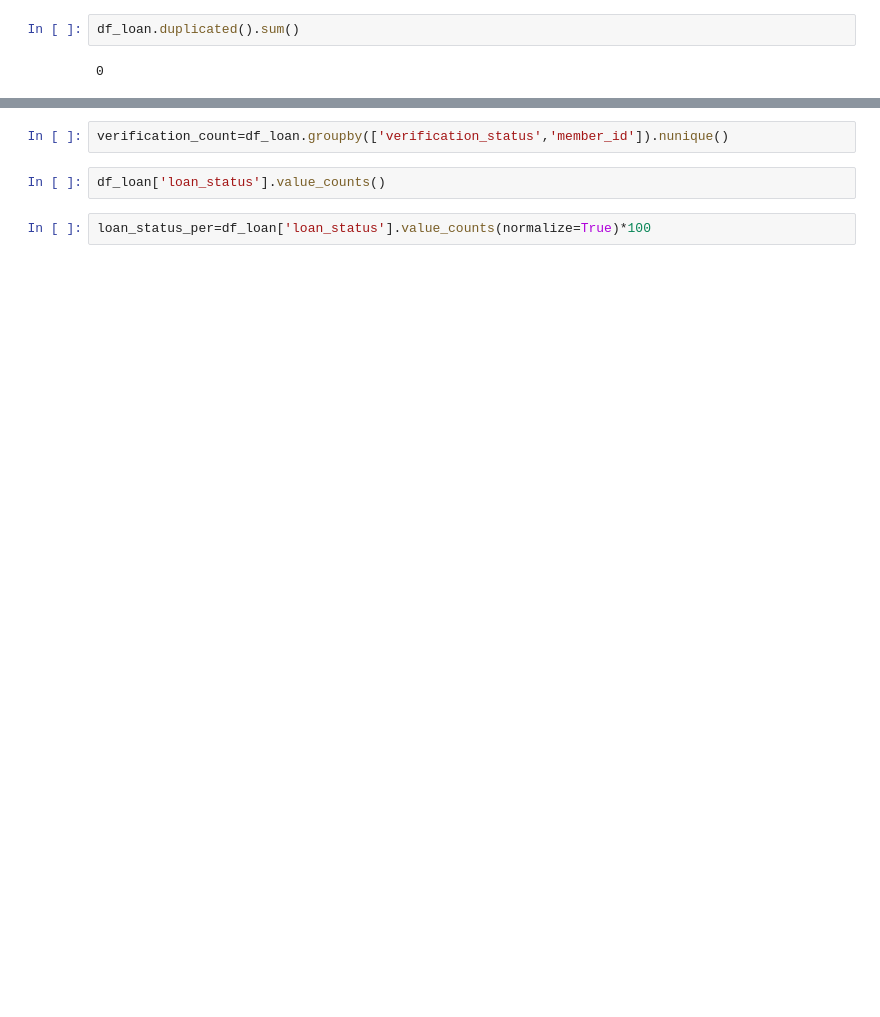
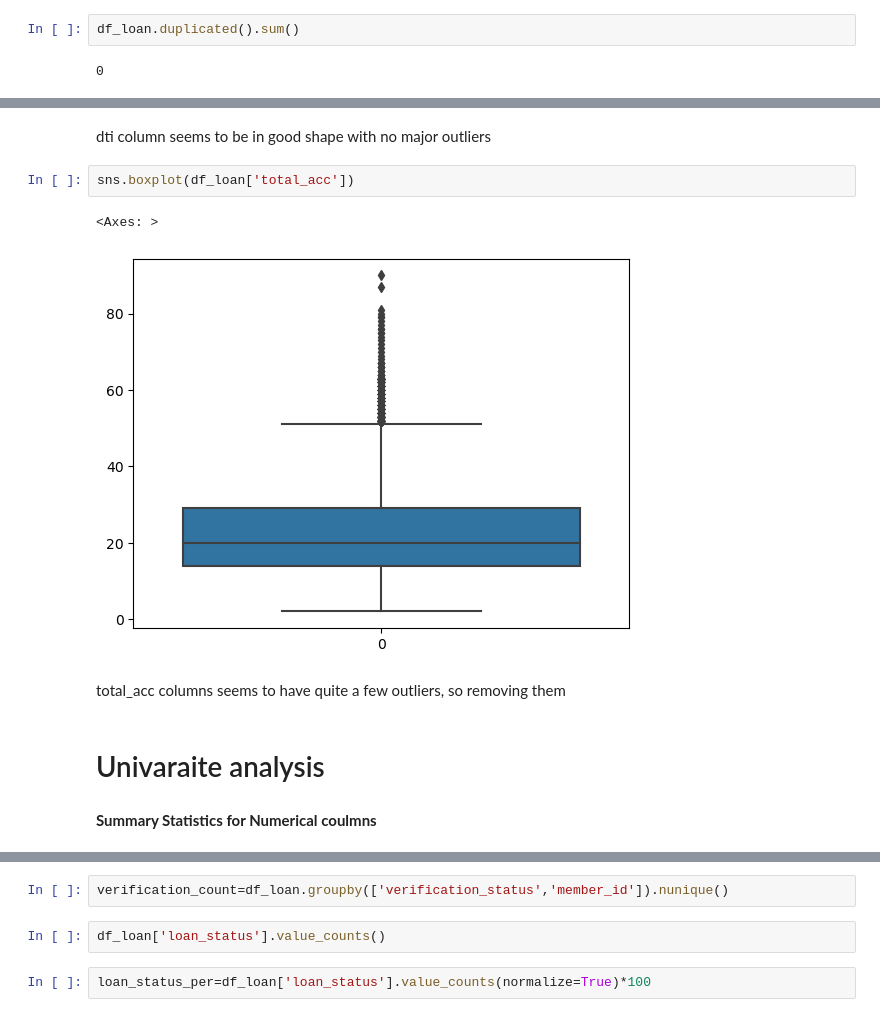
Before and after one commit to tushar091/LendingClubCaseStudy, a Jupyter notebook: Lending Case Study Group.ipynb, the cells around one changed output, grey strips where cells are left out. Cells and saved outputs as stored; diff of their text form; blank space fills up the shorter version.

```diff
--- a/Lending Case Study Group.ipynb
+++ b/Lending Case Study Group.ipynb
@@ -292,0 +211,13 @@ plt.show()
+# %% [markdown]
+dti column seems to be in good shape with no major outliers
+# %%
+sns.boxplot(df_loan['total_acc'])
+# %% [output]
+<Axes: >
+[figure, added]
+# %% [markdown]
+total_acc columns seems to have quite a few outliers, so removing them
+# %% [markdown]
+# Univaraite analysis
+# %% [markdown]
+**Summary Statistics for Numerical coulmns**
```
Also changed, not shown: parts of 103 cells of this notebook, 2 other files.
